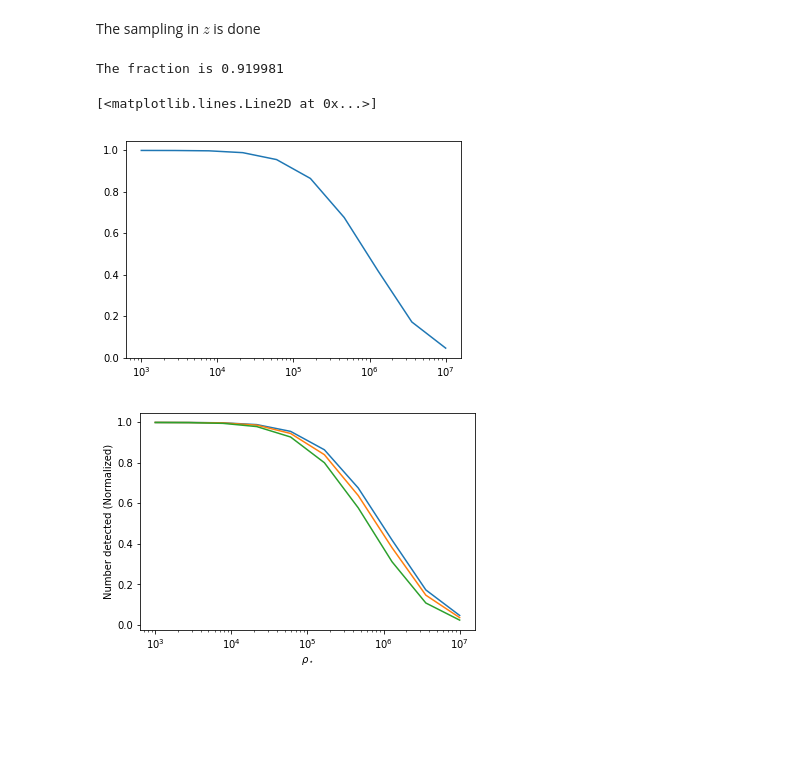
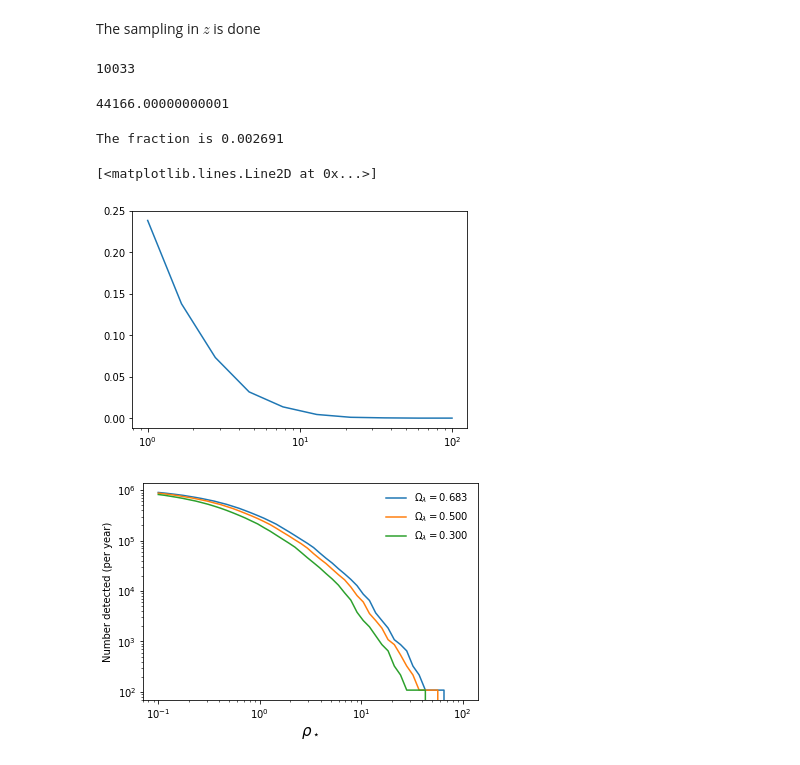
Before and after one commit to 13601121899/GWtoolbox_pathfinder, a Jupyter notebook: Normalization.ipynb, the cells around one changed output. Saved outputs shown, nothing was run; the diff lists cells and outputs as text; code cells hidden in the pictures; blank space fills up the shorter version.

```diff
--- a/Normalization.ipynb
+++ b/Normalization.ipynb
@@ -78,25 +80,30 @@ zsampled=zwhole[index]
 The sampling in $z$ is done
 # %%
 NM=len(index) # it is the number of sampled points
-Msampled=np.random.normal(loc=1.5,scale=0.5,size=NM) # gaussian distribution with mean mass 1.5 solar mass, varsqrt=0.5 solar mass
-cthsampled=np.random.uniform(0,1,size=NM)
+Msampled=np.random.normal(loc=1.5,scale=0.3,size=NM) # gaussian distribution with mean mass 1.5 solar mass, varsqrt=0.5 solar mass
+cthsampled=np.random.uniform(1e-5,1,size=NM)
 phisampled=np.random.uniform(0,6.283,size=NM)
-cosisampled=np.random.uniform(0,1,size=NM)
+cosisampled=np.random.uniform(1e-5,1,size=NM)
 psisampled=np.random.uniform(0,3.14159,size=NM)
 # %%
 #thetasampled=np.arccos(cthsampled)
 #isampled=np.arccos(cosisampled)
+print(NM)
+# %% [output]
+10033
 # %%
 M0=1.31 #solar mass
-D0=1e3 #Kpc
-rho0=5.5e7
+D0=1 #Mpc
+rho0=5.1e4
 #rhocri=1e5
 def F1(cth,phi,psi):
     plus=-0.433*((1.0+cth**2)*np.sin(2.0*phi)*np.cos(2.0*psi)+2.0*cth*np.cos(2.0*phi)*np.sin(2.0*psi))
     cross=0.433*((1.0+cth**2)*np.sin(2.0*phi)*np.sin(2.0*psi)-2.0*cth*np.cos(2.0*phi)*np.cos(2.0*psi))
     return [plus,cross]
 def rho(M,D,cth,phi,ci,psi):
-    result=M/M0*D0/D*np.sqrt((1+ci**2)**2*F1(cth,phi,psi)[0]**2+4.*ci**2*F1(cth,phi,psi)[1]**2)*rho0
+    Deff=D/np.sqrt((0.5*(1.0+ci**2))**2*F1(cth,phi,psi)[0]**2+ci**2*F1(cth,phi,psi)[1]**2)
+    #result=M/M0*D0/D*np.sqrt((1+ci**2)**2*F1(cth,phi,psi)[0]**2+4.*ci**2*F1(cth,phi,psi)[1]**2)*rho0
+    result=(M/M0)**0.8333*(D0/Deff)*rho0
     return result
 def f(M,D,cth,phi,ci,psi,rhocri):
     rhothis=rho(M,D,cth,phi,ci,psi)
@@ -105,15 +112,23 @@ def f(M,D,cth,phi,ci,psi,rhocri):
     else:
         result=0.
     return result
+# %%
+rho(1.31,1,1,0,1,0)
+#f(1.31,D0,1,0,1,0,10)
+# %% [output]
+44166.00000000001
 # %%
-summ=0
+rhocri=10.
+summ=0.
 for i in range(0,NM):
-    D=Dl(zsampled[i])
-    summ=summ+f(Msampled[i],D,cthsampled[i],phisampled[i],cosisampled[i],psisampled[i],1e5)
-average=summ/NM
+    D=Dl(zsampled[i]) # output is Mpc
+    add=f(np.abs(Msampled[i]),D,cthsampled[i],phisampled[i],cosisampled[i],psisampled[i],rhocri)
+    summ=summ+add
+    #print(add,Msampled[i],D,cthsampled[i],phisampled[i],cosisampled[i],psisampled[i])
+average=summ/(NM*1.0)
 print("The fraction is %f" % average)
 # %% [output]
-The fraction is 0.919981
+The fraction is 0.002691
 # %%
 def Percent(cri):
     summ=0
@@ -123,21 +138,25 @@ def Percent(cri):
     average=summ/NM
     return average
 # %%
-CRI=np.logspace(3,7,num=10)
+CRI=np.logspace(0,2,num=10)
 AVE=[Percent(c) for c in CRI]
 plt.xscale('log')
 plt.plot(CRI,AVE)
 # %% [output]
 [<matplotlib.lines.Line2D at 0x...>]
-[figure, old version]
+[figure, new version]
 # %%
+CRI=np.logspace(-1,2,num=50)
 OL=[0.683,0.5,0.3]
 plt.xscale('log')
-plt.xlabel(r'$\rho_\star$')
-plt.ylabel('Number detected (Normalized)')
+plt.yscale('log')
+plt.xlabel(r'$\rho_\star$',fontsize=15)
+plt.ylabel('Number detected (per year)')
 for OmegaL in OL:
     OmegaM=1.-OmegaL
-    AVE=[Percent(c) for c in CRI]
-    plt.plot(CRI,AVE)
+    AVE=[Percent(c)*10.89e5 for c in CRI]
+    plt.plot(CRI,AVE,label=str('$\Omega_\lambda=%1.3f$' % OmegaL))
+plt.legend(frameon=False)
+plt.savefig('NvsR.eps')
 # %% [output]
-[figure, old version]
+[figure, new version]
```
Also changed, not shown: parts of 3 cells of this notebook, 1 other file.
